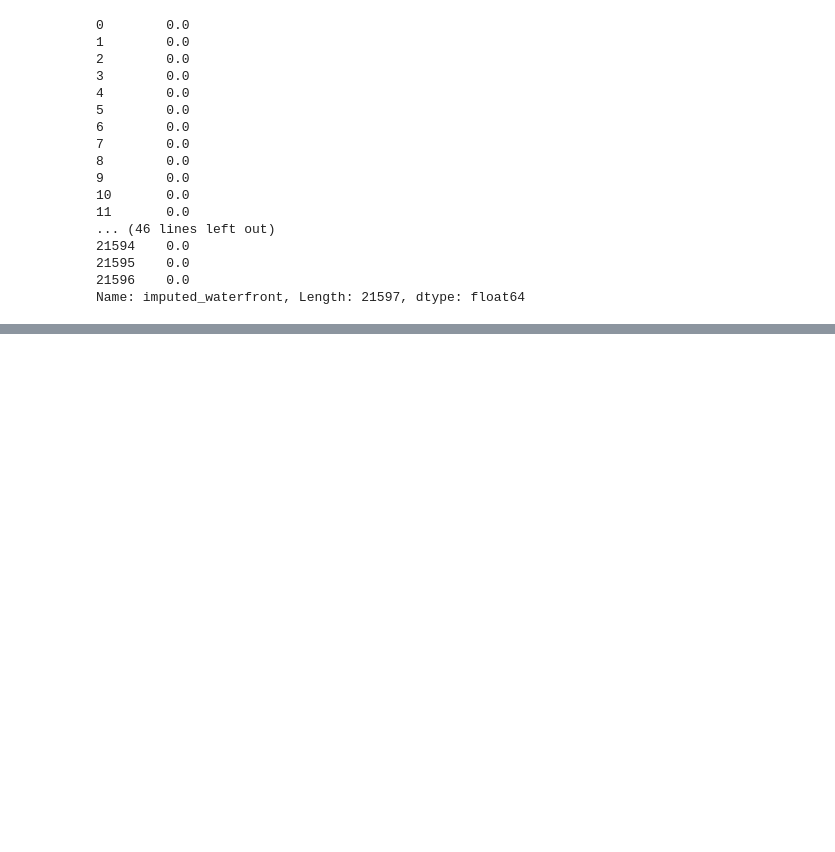
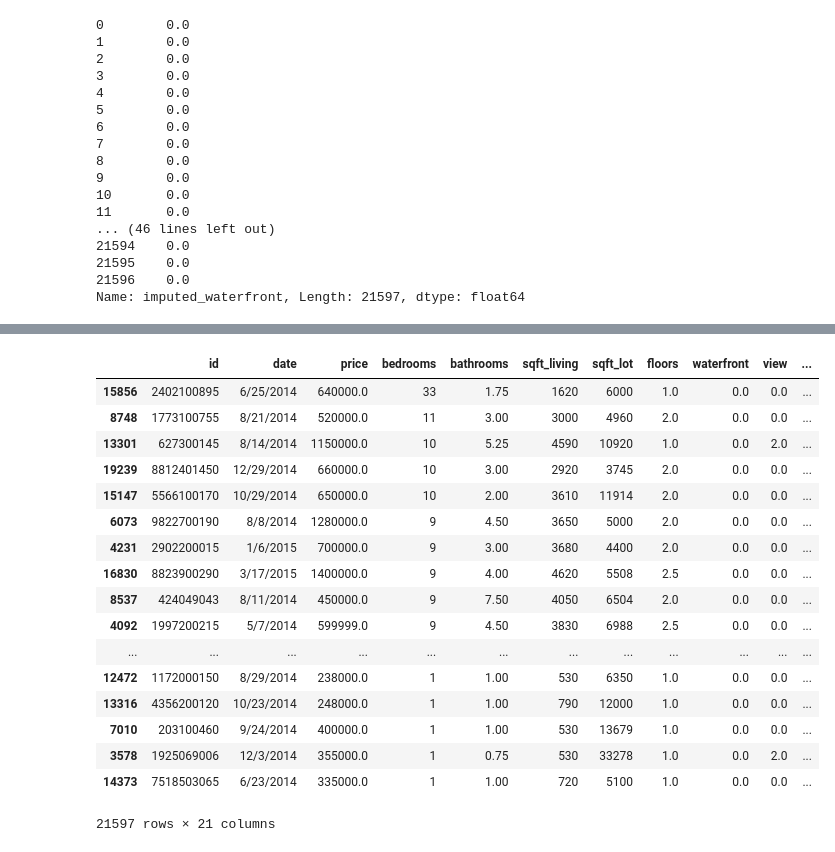
Before and after one commit to cenuno/dsc-v2-mod1-final-project-seattle-ds-080519, a Jupyter notebook: student.ipynb, the cells around one changed output, grey strips where cells are left out. Drawn from its saved outputs; the diff is of its cells as text; code cells hidden in the pictures; blank space fills up the shorter version.

```diff
--- a/student.ipynb
+++ b/student.ipynb
@@ -104,0 +128,21 @@ Name: imputed_waterfront, Length: 21597, dtype: float64
+# %%
+df.sort_values("bedrooms", ascending=False)
+# %% [output]
+|  | id | date | price | bedrooms | bathrooms | sqft_living | sqft_lot | floors | waterfront | view | ... |
+| 15856 | 2402100895 | 6/25/2014 | 640000.0 | 33 | 1.75 | 1620 | 6000 | 1.0 | 0.0 | 0.0 | ... |
+| 8748 | 1773100755 | 8/21/2014 | 520000.0 | 11 | 3.00 | 3000 | 4960 | 2.0 | 0.0 | 0.0 | ... |
+| 13301 | 627300145 | 8/14/2014 | 1150000.0 | 10 | 5.25 | 4590 | 10920 | 1.0 | 0.0 | 2.0 | ... |
+| 19239 | 8812401450 | 12/29/2014 | 660000.0 | 10 | 3.00 | 2920 | 3745 | 2.0 | 0.0 | 0.0 | ... |
+| 15147 | 5566100170 | 10/29/2014 | 650000.0 | 10 | 2.00 | 3610 | 11914 | 2.0 | 0.0 | 0.0 | ... |
+| 6073 | 9822700190 | 8/8/2014 | 1280000.0 | 9 | 4.50 | 3650 | 5000 | 2.0 | 0.0 | 0.0 | ... |
+| 4231 | 2902200015 | 1/6/2015 | 700000.0 | 9 | 3.00 | 3680 | 4400 | 2.0 | 0.0 | 0.0 | ... |
+| 16830 | 8823900290 | 3/17/2015 | 1400000.0 | 9 | 4.00 | 4620 | 5508 | 2.5 | 0.0 | 0.0 | ... |
+| 8537 | 424049043 | 8/11/2014 | 450000.0 | 9 | 7.50 | 4050 | 6504 | 2.0 | 0.0 | 0.0 | ... |
+| 4092 | 1997200215 | 5/7/2014 | 599999.0 | 9 | 4.50 | 3830 | 6988 | 2.5 | 0.0 | 0.0 | ... |
+| ... | ... | ... | ... | ... | ... | ... | ... | ... | ... | ... | ... |
+| 12472 | 1172000150 | 8/29/2014 | 238000.0 | 1 | 1.00 | 530 | 6350 | 1.0 | 0.0 | 0.0 | ... |
+| 13316 | 4356200120 | 10/23/2014 | 248000.0 | 1 | 1.00 | 790 | 12000 | 1.0 | 0.0 | 0.0 | ... |
+| 7010 | 203100460 | 9/24/2014 | 400000.0 | 1 | 1.00 | 530 | 13679 | 1.0 | 0.0 | 0.0 | ... |
+| 3578 | 1925069006 | 12/3/2014 | 355000.0 | 1 | 0.75 | 530 | 33278 | 1.0 | 0.0 | 2.0 | ... |
+| 14373 | 7518503065 | 6/23/2014 | 335000.0 | 1 | 1.00 | 720 | 5100 | 1.0 | 0.0 | 0.0 | ... |
+21597 rows × 21 columns
```
Also changed, not shown: parts of 5 cells of this notebook.
